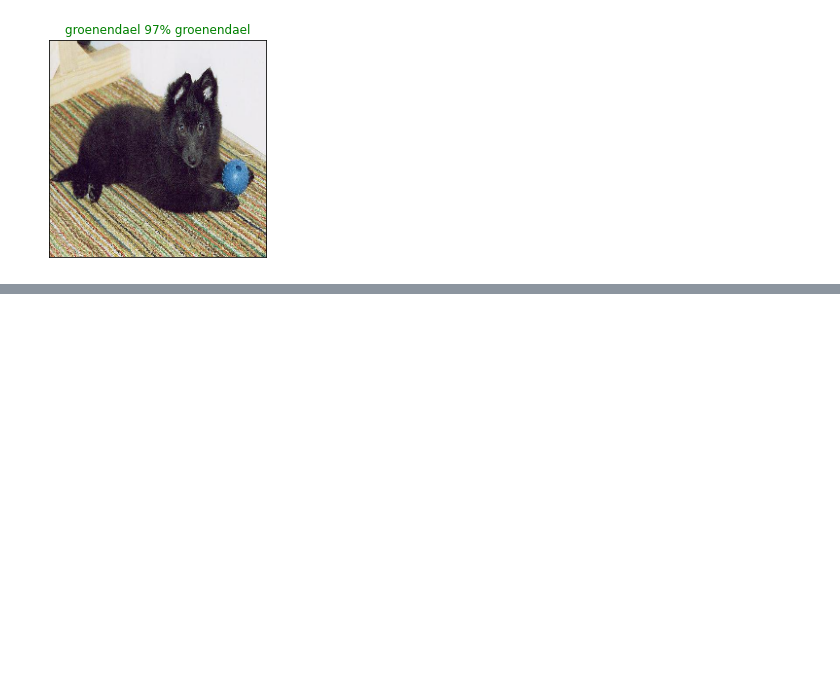
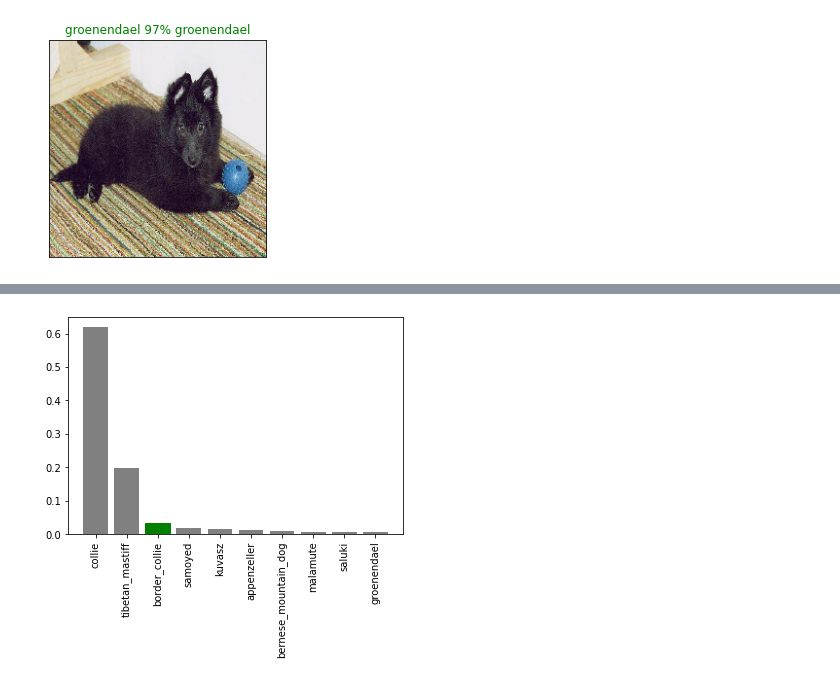
Before and after one commit to pcsmomo/data-science-ml-andrei, a Jupyter notebook: 14-prj-neural-networks-tensorflow/03-predict-eval-model.ipynb, the cells around one changed output, grey strips where cells are left out. Drawn from its saved outputs; the diff is of its cells as text; code cells hidden in the pictures; blank space fills up the shorter version.

```diff
--- a/14-prj-neural-networks-tensorflow/03-predict-eval-model.ipynb
+++ b/14-prj-neural-networks-tensorflow/03-predict-eval-model.ipynb
@@ -425,0 +472,6 @@ plot_pred(prediction_probabilities=predictions,
+# %%
+plot_pred_conf(prediction_probabilities=predictions,
+               labels=val_labels,
+               n=9)
+# %% [output]
+[figure, added]
```
Also changed, not shown: parts of 4 cells of this notebook.
